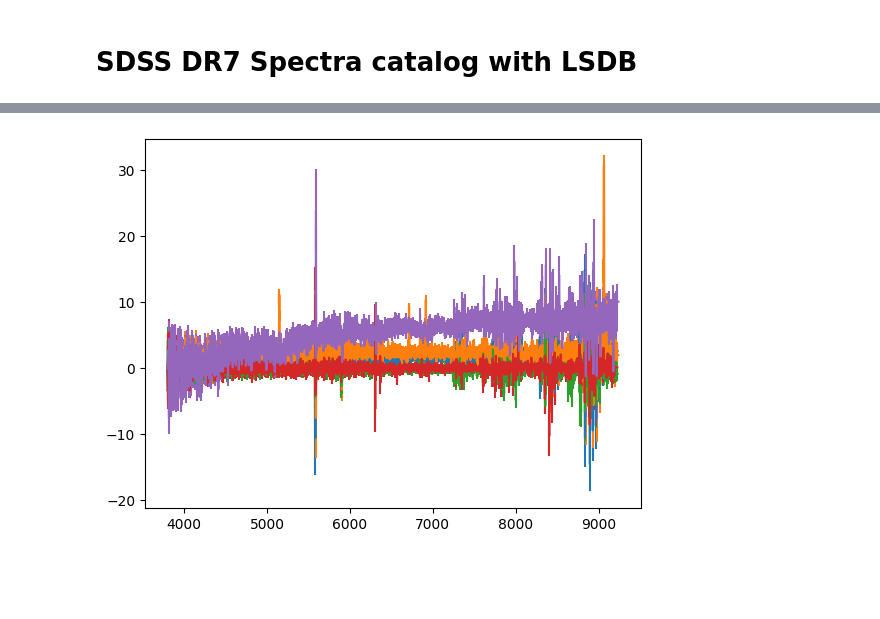
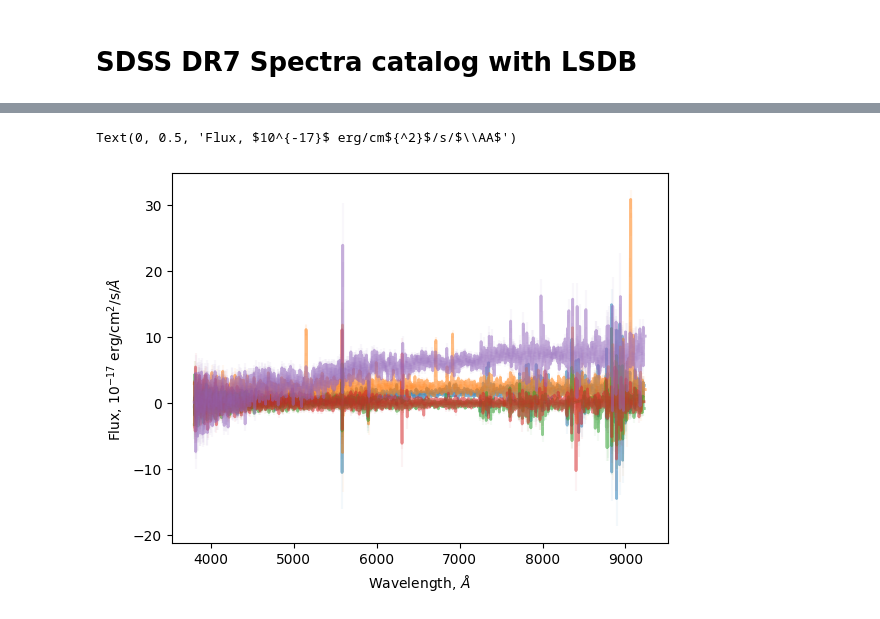
Before and after one commit to hombit/catalyst-dsfp-hack-day-2024, a Jupyter notebook: sdss-dr7-spectra.ipynb, the cells around one changed output, grey strips where cells are left out. Cells and saved outputs as stored; diff of their text form; code cells hidden in the pictures; blank space fills up the shorter version.

```diff
--- a/sdss-dr7-spectra.ipynb
+++ b/sdss-dr7-spectra.ipynb
@@ -51,13 +51,17 @@ ndf = catalog.head(5)
 # %%
 # Plot few spectra
 
 # Values from the FITS header
 COEFF0 = 3.5797    # Central wavelength (log10) of the first pixel
 COEFF1 = 0.0001    # Log10 dispersion per pixel
 CRPIX1 = 1         # Starting pixel (1-indexed)
 
-for sed in ndf["sed"]:
+for i, sed in enumerate(ndf["sed"]):
     waves = 10**(COEFF0 + COEFF1 * (np.arange(sed.shape[0]) + 1 - CRPIX1))
-    plt.errorbar(waves, sed["flux"], np.sqrt(1/sed["ivar"]))
+    plt.errorbar(waves, sed["flux"], np.sqrt(1/sed["ivar"]), ls='', alpha=0.05, color=f'C{i}')
+    plt.plot(waves, sed["flux"], lw=2.0, color=f'C{i}', alpha=0.5)
+plt.xlabel(r"Wavelength, $\AA$")
+plt.ylabel(r"Flux, $10^{-17}$ erg/cm${^2}$/s/$\AA$")
 # %% [output]
+Text(0, 0.5, 'Flux, $10^{-17}$ erg/cm${^2}$/s/$\\AA$')
-[figure, old version]
+[figure, new version]
```
